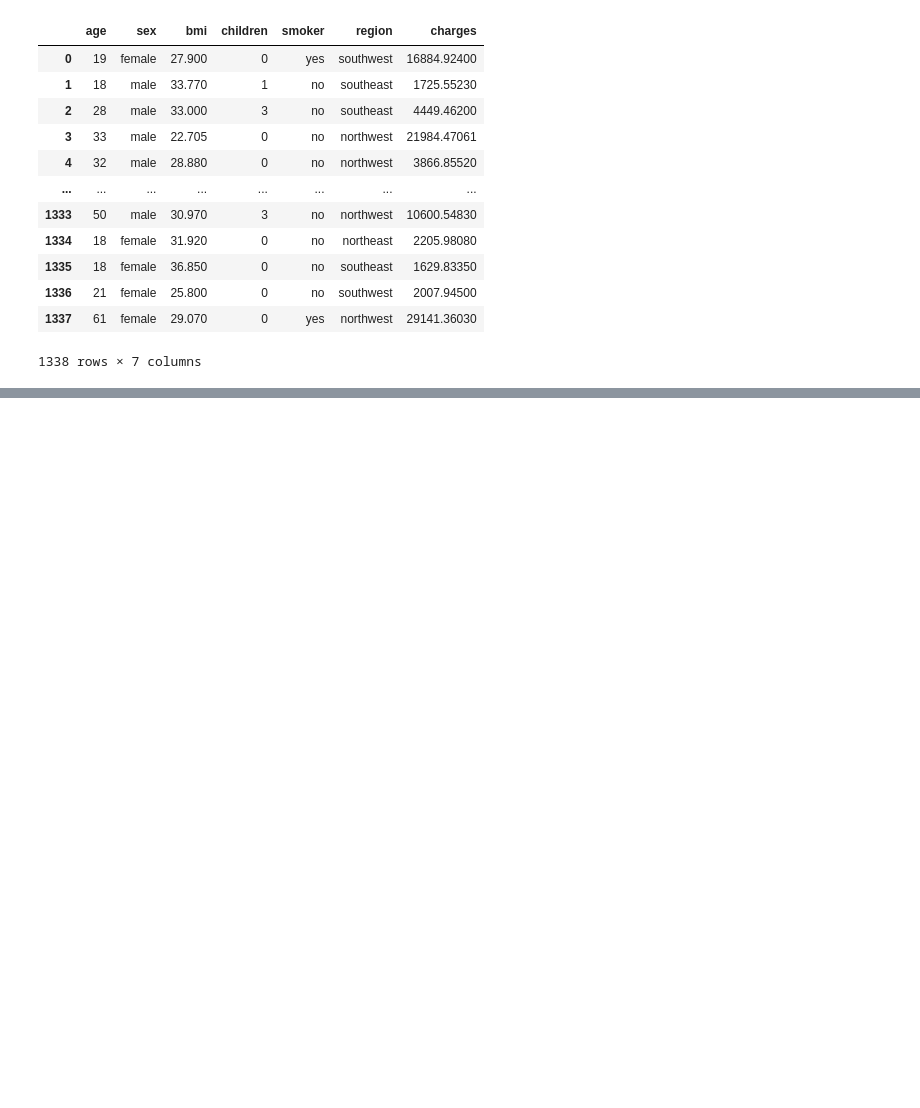
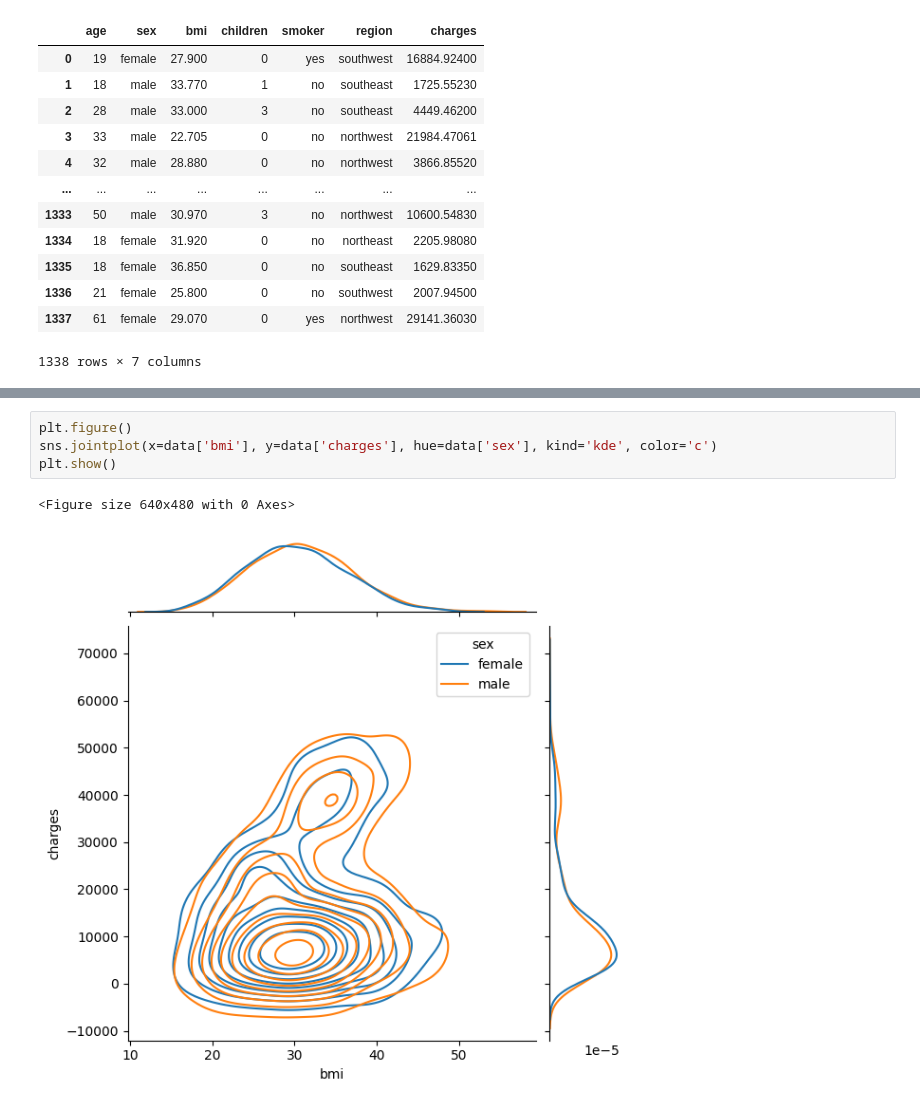
Before and after one commit to johann-wg/Kaggle, a Jupyter notebook: kaggle_medical_cost.ipynb, the cells around one changed output, grey strips where cells are left out. Cells and saved outputs as stored; diff of their text form; blank space fills up the shorter version.

```diff
--- a/kaggle_medical_cost.ipynb
+++ b/kaggle_medical_cost.ipynb
@@ -36,0 +54,7 @@ plt.show()
+# %%
+plt.figure()
+sns.jointplot(x=data['bmi'], y=data['charges'], hue=data['sex'], kind='kde', color='c')
+plt.show()
+# %% [output]
+<Figure size 640x480 with 0 Axes>
+[figure, added]
```
Also changed, not shown: parts of 5 cells of this notebook.
